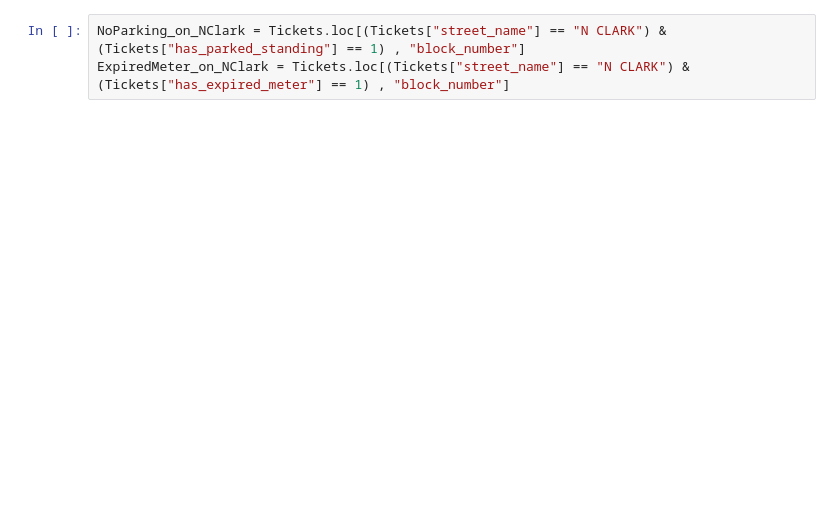
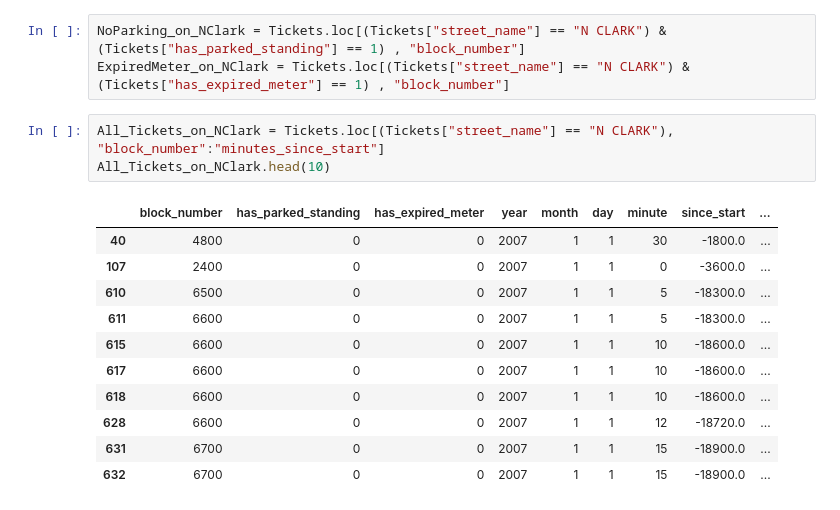
Before and after one commit to cjdavis62/ChicagoParking, a Jupyter notebook: ParkingTickets.ipynb, the cells around one changed output. Cells and saved outputs as stored; diff of their text form; blank space fills up the shorter version.

```diff
--- a/ParkingTickets.ipynb
+++ b/ParkingTickets.ipynb
@@ -63,3 +142,18 @@ ModeResult(mode=array(['N CLARK'], dtype=object), count=array([4549]))
 # %%
 NoParking_on_NClark = Tickets.loc[(Tickets["street_name"] == "N CLARK") & (Tickets["has_parked_standing"] == 1) , "block_number"]
 ExpiredMeter_on_NClark = Tickets.loc[(Tickets["street_name"] == "N CLARK") & (Tickets["has_expired_meter"] == 1) , "block_number"]
+# %%
+All_Tickets_on_NClark = Tickets.loc[(Tickets["street_name"] == "N CLARK"), "block_number":"minutes_since_start"]
+All_Tickets_on_NClark.head(10)
+# %% [output]
+|  | block_number | has_parked_standing | has_expired_meter | year | month | day | minute | since_start | ... |
+| 40 | 4800 | 0 | 0 | 2007 | 1 | 1 | 30 | -1800.0 | ... |
+| 107 | 2400 | 0 | 0 | 2007 | 1 | 1 | 0 | -3600.0 | ... |
+| 610 | 6500 | 0 | 0 | 2007 | 1 | 1 | 5 | -18300.0 | ... |
+| 611 | 6600 | 0 | 0 | 2007 | 1 | 1 | 5 | -18300.0 | ... |
+| 615 | 6600 | 0 | 0 | 2007 | 1 | 1 | 10 | -18600.0 | ... |
+| 617 | 6600 | 0 | 0 | 2007 | 1 | 1 | 10 | -18600.0 | ... |
+| 618 | 6600 | 0 | 0 | 2007 | 1 | 1 | 10 | -18600.0 | ... |
+| 628 | 6600 | 0 | 0 | 2007 | 1 | 1 | 12 | -18720.0 | ... |
+| 631 | 6700 | 0 | 0 | 2007 | 1 | 1 | 15 | -18900.0 | ... |
+| 632 | 6700 | 0 | 0 | 2007 | 1 | 1 | 15 | -18900.0 | ... |
```
Also changed, not shown: parts of 13 cells of this notebook, 1 other file.
